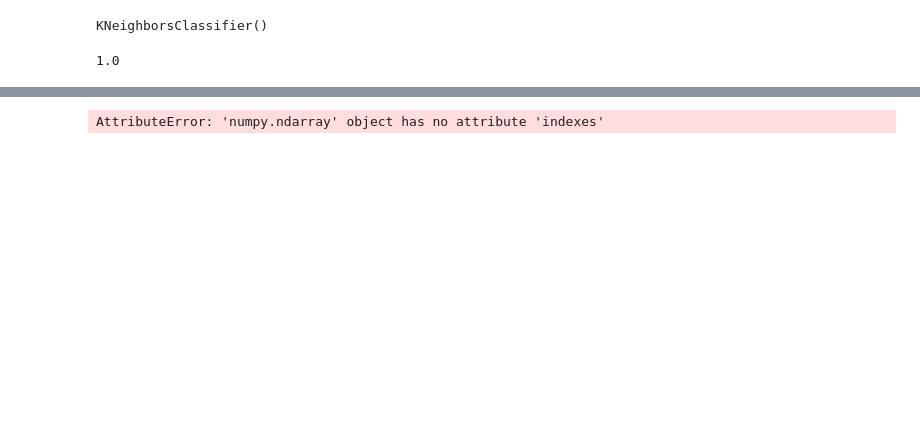
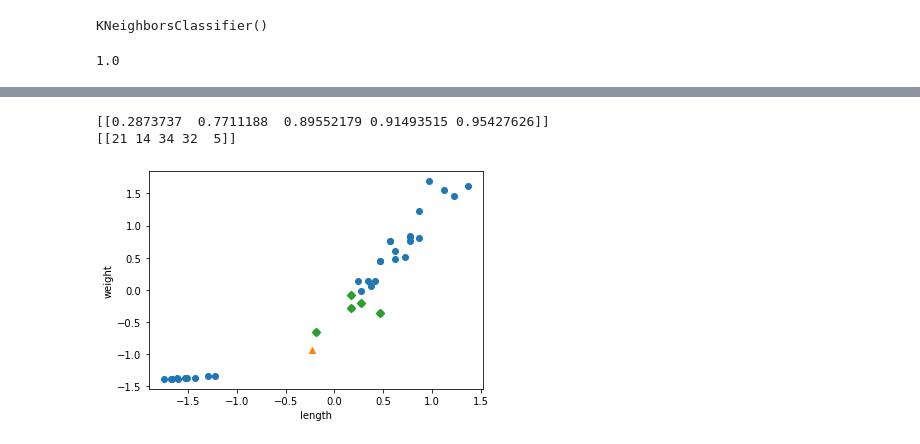
Before and after one commit to JIDONGJU/StudyPython22, a Jupyter notebook: ML/02_day/01_전처리.ipynb, the cells around one changed output, grey strips where cells are left out. Saved outputs shown, nothing was run; the diff lists cells and outputs as text; code cells hidden in the pictures; blank space fills up the shorter version.

```diff
--- a/ML/02_day/01_전처리.ipynb
+++ b/ML/02_day/01_전처리.ipynb
@@ -428,6 +424,28 @@ array([1])
 # %%
-distances. indexes = kn.kneighbors([new])
+distances, indexes = kn.kneighbors([new])
 print(distances)
 print(indexes)
 # %% [output]
-AttributeError: 'numpy.ndarray' object has no attribute 'indexes'
+[[0.2873737  0.7711188  0.89552179 0.91493515 0.95427626]]
+[[21 14 34 32  5]]
+# %%
+# 산점도 scatter()
+plt.scatter(train_scaled[: , 0], train_scaled[:, 1])
+plt.scatter(new[0], new[1], marker="^")
+plt.scatter(train_scaled[indexes, 0], train_scaled[indexes, 1], marker="D")
+
+### x축의 범위를 y축과 동일하게 임의로 정해보겠습니다.
+#plt.xlim((0, 1000))
+
+plt.xlabel("length")
+plt.ylabel("weight")
+plt.show()
+
+### (해석)
+# - 훈련데이터는 스케일을 맞추었지만,
+# - 예측데이터는 스케일을 맞추지 못해서 발생한 현상
+# - 예측데이터 한개도 스케일 작업을 해줘야 합니다.
+# -- 한개의 예측데이터 스케일 작업은
+# -- 훈련데이터를 사용하여 계산된 평균과 표준편차 값을 사용해야 합니다.
+# %% [output]
+[figure, added]
```
Also changed, not shown: parts of 51 cells of this notebook.
